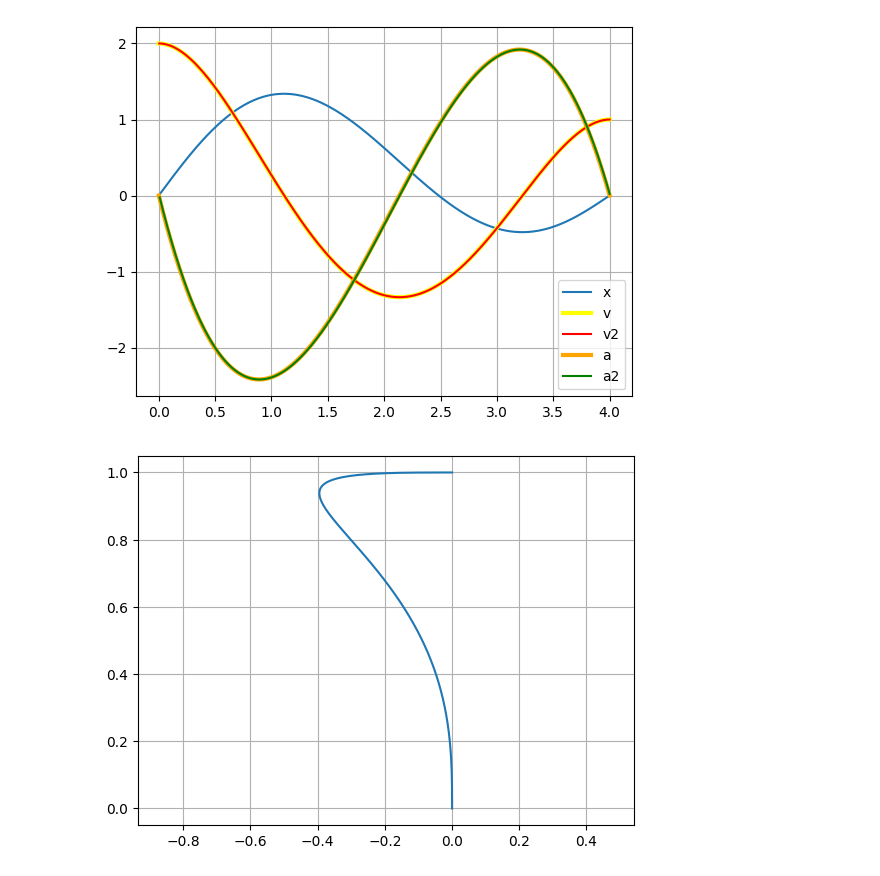
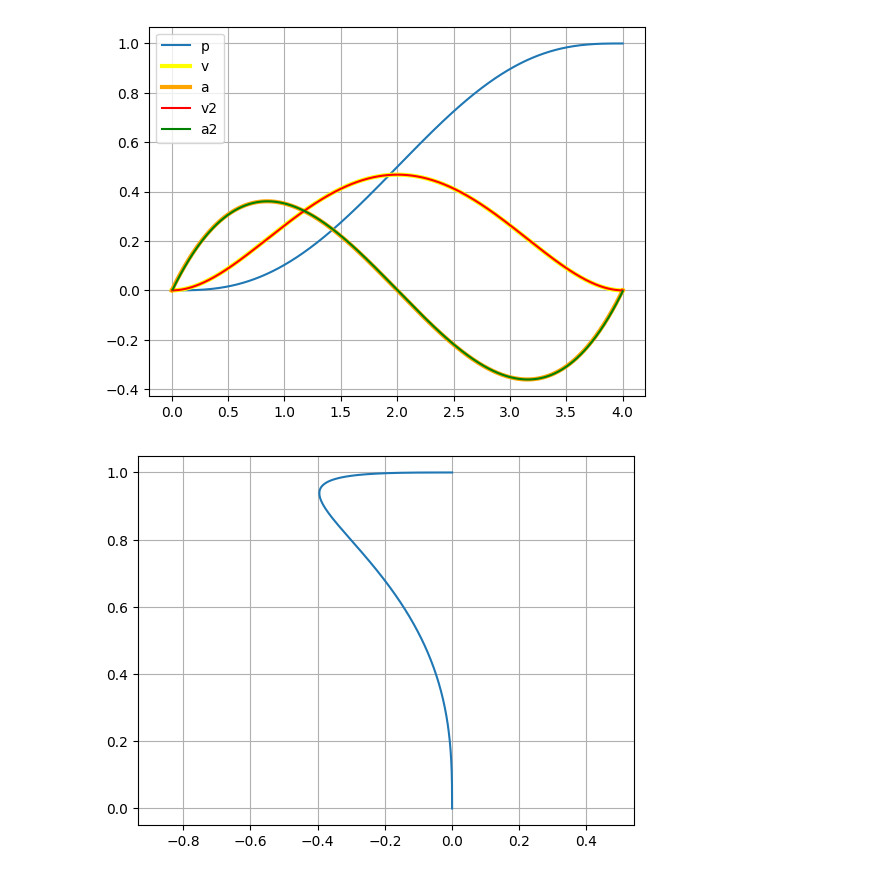
Before and after one commit to CogniPilot/pyecca, a Jupyter notebook: notebooks/BezierCasadi.ipynb, the cells around one changed output. Saved outputs shown, nothing was run; the diff lists cells and outputs as text; code cells hidden in the pictures.

Commit message:
Work on Bezier generation and steering for rover.
Signed-off-by: James Goppert <james.goppert@gmail.com>

```diff
--- a/notebooks/BezierCasadi.ipynb
+++ b/notebooks/BezierCasadi.ipynb
@@ -72,10 +73,3 @@ def derive_bezier_6():
         'solve_pos_vel': ca.Function('bezier_solve', [wp_0, wp_1, T], [P_sol], ['wp_0', 'wp_1', 'T'], ['P']),
         'traj': ca.Function('bezier_traj', [t, T, P], [r], ['t', 'T', 'P'], ['r']),
     }
-# %%
-bezier_6 = derive_bezier_6()
-T0 = 1
-wp_0 = [0, 0]  # pos/vel at waypoint 0
-wp_1 = [1, 0]  # pos/vel at waypoint 1
-P0 = bezier_6['solve_pos_vel'](wp_0, wp_1, T0)
-P0
@@ -84,4 +75,0 @@ DM([[0, 0, 0, 1, 1, 1]])
-# %%
-t0 = np.linspace(0, T0)
-x = np.array(bezier_6['traj'](np.array([t0]), T0, P0))
-plt.plot(t0, x.T);
@@ -90,28 +76,32 @@ plt.plot(t0, x.T);
 # %%
-# check bezier with numerical derivatives
-def check_bezier():
-    bezier_6 = derive_bezier_6()
+def test_bezier():
+    # check bezier with numerical derivatives
+    bezier_6= derive_bezier_6()
     T0 = 4
-    P0 = bezier_6['solve_pos_vel']([0, 2], [0, 1], T0)
-    B0 = Bezier(P0, T0)
-    t = np.linspace(0, T0, 1000)
-    x = np.array(ca.DM(B0.eval(t))).reshape(-1)
-    v = ca.DM(B0.deriv(1).eval(t))
-    a = ca.DM(B0.deriv(2).eval(t))
-    v2 = np.diff(x.reshape(-1), axis=0)/np.diff(t, axis=0)
-    a2 = np.diff(v2.reshape(-1), axis=0)/np.diff(t[1:], axis=0)
+    t0 = np.linspace(0, T0, 1000)
+    P0 = bezier_6['solve_pos_vel']([0, 0], [1, 0], T0)
+    traj = np.array(bezier_6['traj'](np.array([t0]), T0, P0)).T
+    p = traj[:, 0]
+    v = traj[:, 1]
+    a = traj[:, 2]
 
-    plt.plot(t, x, label='x')
-    plt.plot(t, v, label='v', linewidth=3, color='yellow')
-    plt.plot(t[1:], v2, label='v2', color='red')
-    plt.plot(t, a, label='a', color='orange', linewidth=3)
-    plt.plot(t[2:], a2, label='a2', color='green')
+    v2 = np.diff(p.reshape(-1), axis=0)/np.diff(t0, axis=0)
+    a2 = np.diff(v2.reshape(-1), axis=0)/np.diff(t0[1:], axis=0)
+
+    assert np.max(v[1:] - v2) < 1e-1
+    assert np.max(a[2:] - a2) < 1e-1
+
+    plt.plot(t0, p, label='p')
+    plt.plot(t0, v, label='v', linewidth=3, color='yellow')
+    plt.plot(t0, a, label='a', color='orange', linewidth=3)
+    plt.plot(t0[1:], v2, label='v2', color='red')
+    plt.plot(t0[2:], a2, label='a2', color='green')
     plt.legend()
     plt.grid()
 
-check_bezier()
+test_bezier()
 # %% [output]
-[figure, old version]
+[figure, new version]
 # %%
 def rover_plan():
     T0 = 2
```
Also changed, not shown: parts of 5 cells of this notebook, 4 other files.
